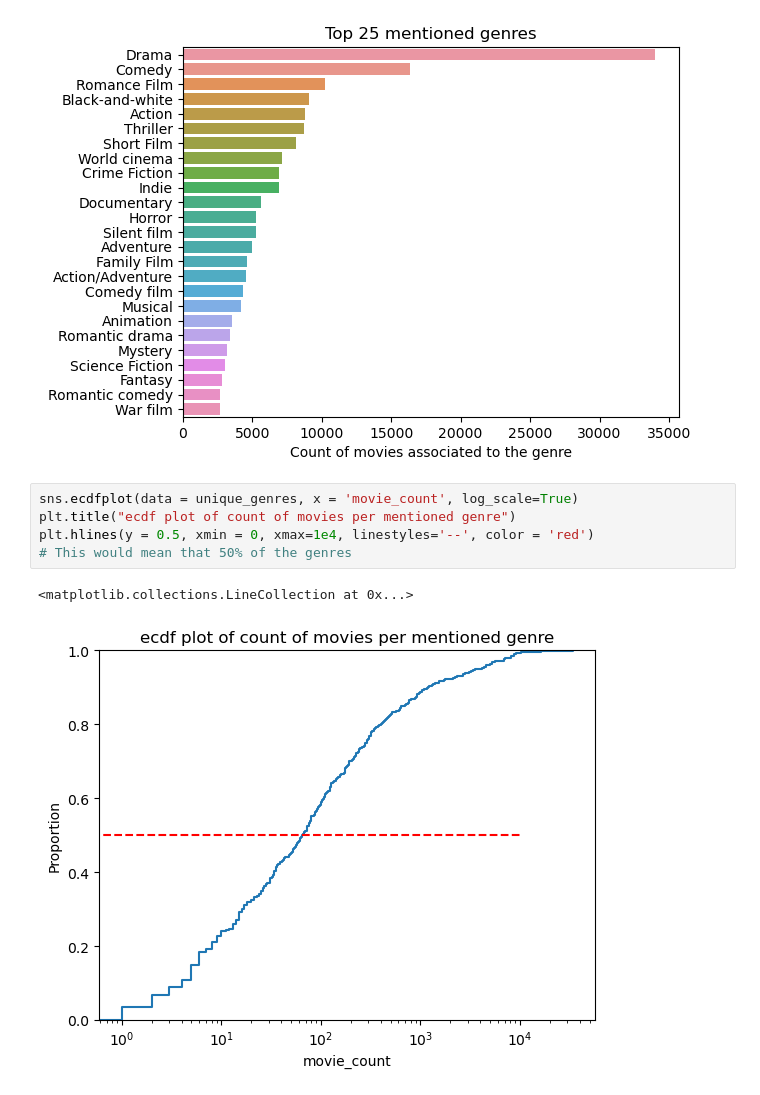
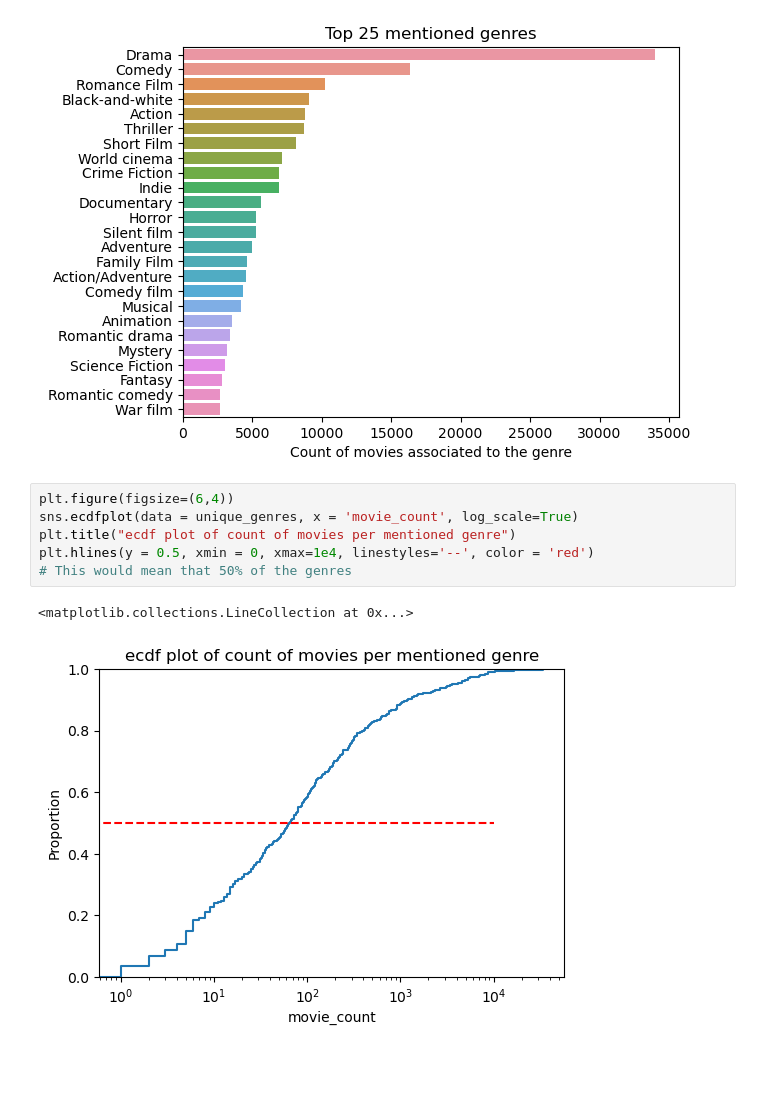
Before and after one commit to epfl-ada/ada-2023-project-thepiratesofthestreet, a Jupyter notebook: milestone2.ipynb, the cells around one changed output. Drawn from its saved outputs; the diff is of its cells as text; blank space fills up the shorter version.

```diff
--- a/milestone2.ipynb
+++ b/milestone2.ipynb
@@ -87,12 +89,13 @@ plt.xlabel("Count of movies associated to the genre")
 Text(0.5, 0, 'Count of movies associated to the genre')
 [figure]
 # %%
+plt.figure(figsize=(6,4))
 sns.ecdfplot(data = unique_genres, x = 'movie_count', log_scale=True)
 plt.title("ecdf plot of count of movies per mentioned genre")
 plt.hlines(y = 0.5, xmin = 0, xmax=1e4, linestyles='--', color = 'red')
 # This would mean that 50% of the genres
 # %% [output]
 <matplotlib.collections.LineCollection at 0x...>
-[figure, old version]
+[figure, new version]
 # %%
 # Plot a cumulative percentage of movies by genre
```
Also changed, not shown: parts of 8 cells of this notebook.
